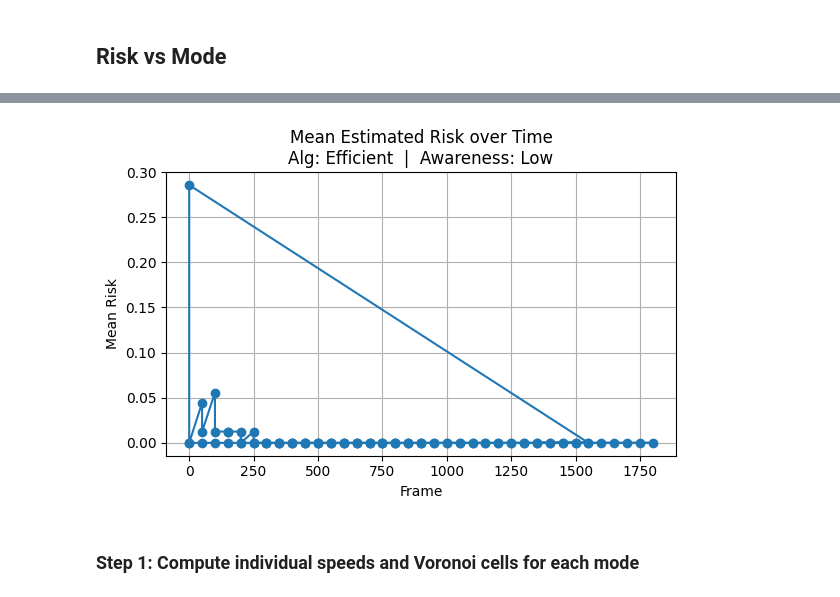
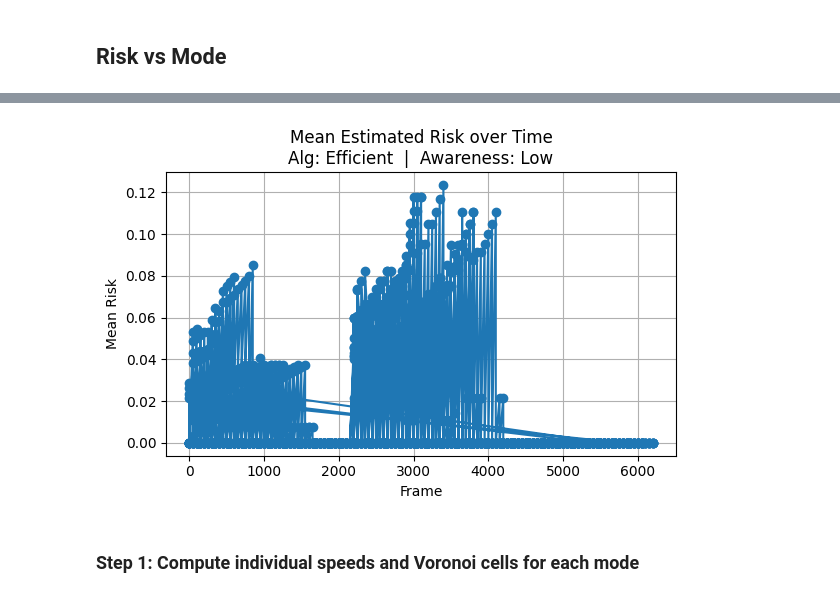
Before and after one commit to AlvaroS3rrano/Evacuation_Simulation, a Jupyter notebook: Notebooks/experiments.ipynb, the cells around one changed output, grey strips where cells are left out. Drawn from its saved outputs; the diff is of its cells as text; code cells hidden in the pictures.

```diff
--- a/Notebooks/experiments.ipynb
+++ b/Notebooks/experiments.ipynb
@@ -134,7 +134,7 @@ def init_db_connection(
 
 # Load config
 config_name="study.yaml"
-simulation_name = ("corridor_case_10")
+simulation_name = ("representative_case")
 cfg = load_simulation_config(simulation_name, config_name)
 
 # Load environment
@@ -1463,35 +1467,35 @@ df_display = df[[
 
 print("=== Group Path Data (primeras 20 filas) ===")
 print(df_display.head(20).to_string(index=False))
 
 summary = (
     df
     .groupby(['algorithm', 'awareness'])
     .agg(
         n_records=('frame', 'size'),
         mean_risk_mean=('est_risk_mean', 'mean'),
         max_risk_max=('est_risk_max', 'max'),
         mean_risk_var=('est_risk_var', 'mean'),
-        avg_path_length=('path_length', 'mean')
+        avg_path_cost=('path_length', 'mean')
     )
     .reset_index()
 )
 
 print("\n=== Resumen de estadísticas por algoritmo × awareness ===")
 print(summary.to_string(index=False))
 
 for (alg, aware), group_df in df.groupby(['algorithm', 'awareness']):
     plt.figure(figsize=(6,4))
     plt.plot(group_df['frame'], group_df['est_risk_mean'], marker='o')
     plt.title(f"Mean Estimated Risk over Time\n"
               f"Alg: {alg.capitalize()}  |  Awareness: {aware.capitalize()}")
     plt.xlabel("Frame")
     plt.ylabel("Mean Risk")
     plt.grid(True)
     plt.tight_layout()
     plt.show()
 # %% [output]
-[figure, old version]
+[figure, new version]
 # %% [markdown]
 ### Step 1: Compute individual speeds and Voronoi cells for each mode
 # %%
```
Also changed, not shown: parts of 12 cells of this notebook, 24 other files.
